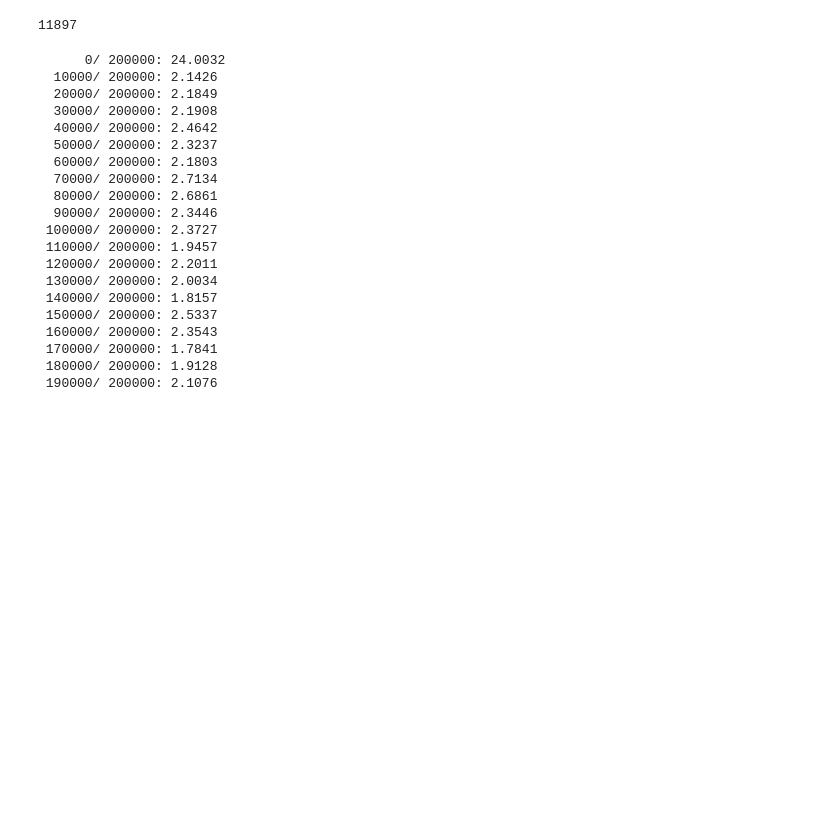
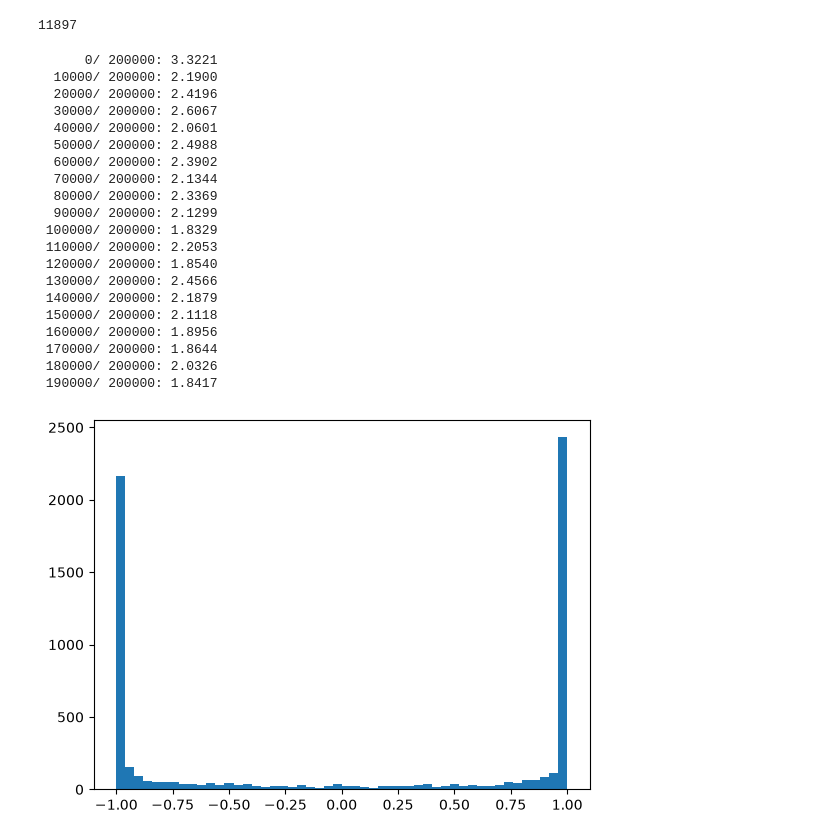
Before and after one commit to AllanKariuki/language-modelling-makemorefile-lesson, a Jupyter notebook: building_makemore_mpl2.ipynb, the cells around one changed output. Drawn from its saved outputs; the diff is of its cells as text; code cells hidden in the pictures; blank space fills up the shorter version.

```diff
--- a/building_makemore_mpl2.ipynb
+++ b/building_makemore_mpl2.ipynb
@@ -67,8 +67,8 @@ g = torch.Generator().manual_seed(2147483647)
 C = torch.randn((vocab_size,n_emb),               generator=g)
 w1 = torch.randn((n_emb * block_size, n_hidden),  generator=g)
 b1 = torch.randn(n_hidden,                        generator=g)
-w2 = torch.randn((n_hidden, vocab_size),          generator=g)
-b2 = torch.randn(vocab_size,                      generator=g)
+w2 = torch.randn((n_hidden, vocab_size),          generator=g) * 0.01
+b2 = torch.randn(vocab_size,                      generator=g) * 0
 
 parameters = [C, w1, b1, w2, b2]
 print(sum(p.nelement() for p in parameters))
@@ -111,23 +111,27 @@ for i in range(max_step):
         print(f'{i:7d}/{max_step:7d}: {loss.item():.4f}')
     lossi.append(loss.log10().item())
 # %% [output]
-      0/ 200000: 24.0032
-  10000/ 200000: 2.1426
-  20000/ 200000: 2.1849
-  30000/ 200000: 2.1908
-  40000/ 200000: 2.4642
-  50000/ 200000: 2.3237
-  60000/ 200000: 2.1803
-  70000/ 200000: 2.7134
-  80000/ 200000: 2.6861
-  90000/ 200000: 2.3446
- 100000/ 200000: 2.3727
- 110000/ 200000: 1.9457
- 120000/ 200000: 2.2011
- 130000/ 200000: 2.0034
- 140000/ 200000: 1.8157
- 150000/ 200000: 2.5337
- 160000/ 200000: 2.3543
- 170000/ 200000: 1.7841
- 180000/ 200000: 1.9128
- 190000/ 200000: 2.1076
+      0/ 200000: 3.3221
+  10000/ 200000: 2.1900
+  20000/ 200000: 2.4196
+  30000/ 200000: 2.6067
+  40000/ 200000: 2.0601
+  50000/ 200000: 2.4988
+  60000/ 200000: 2.3902
+  70000/ 200000: 2.1344
+  80000/ 200000: 2.3369
+  90000/ 200000: 2.1299
+ 100000/ 200000: 1.8329
+ 110000/ 200000: 2.2053
+ 120000/ 200000: 1.8540
+ 130000/ 200000: 2.4566
+ 140000/ 200000: 2.1879
+ 150000/ 200000: 2.1118
+ 160000/ 200000: 1.8956
+ 170000/ 200000: 1.8644
+ 180000/ 200000: 2.0326
+ 190000/ 200000: 1.8417
+# %%
+plt.hist(h.view(-1).tolist(), 50);
+# %% [output]
+[figure, added]
```
Also changed, not shown: parts of 3 cells of this notebook.
